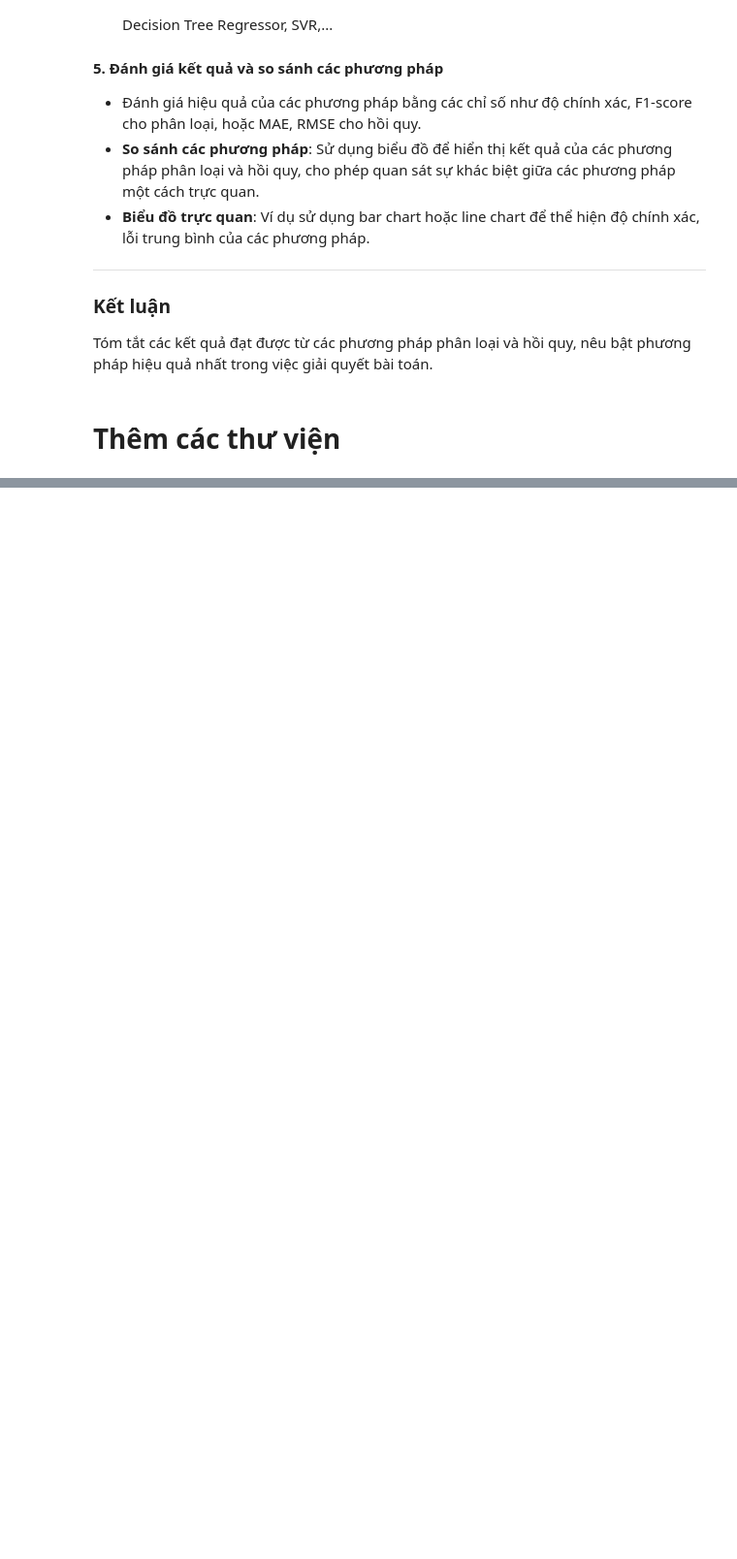
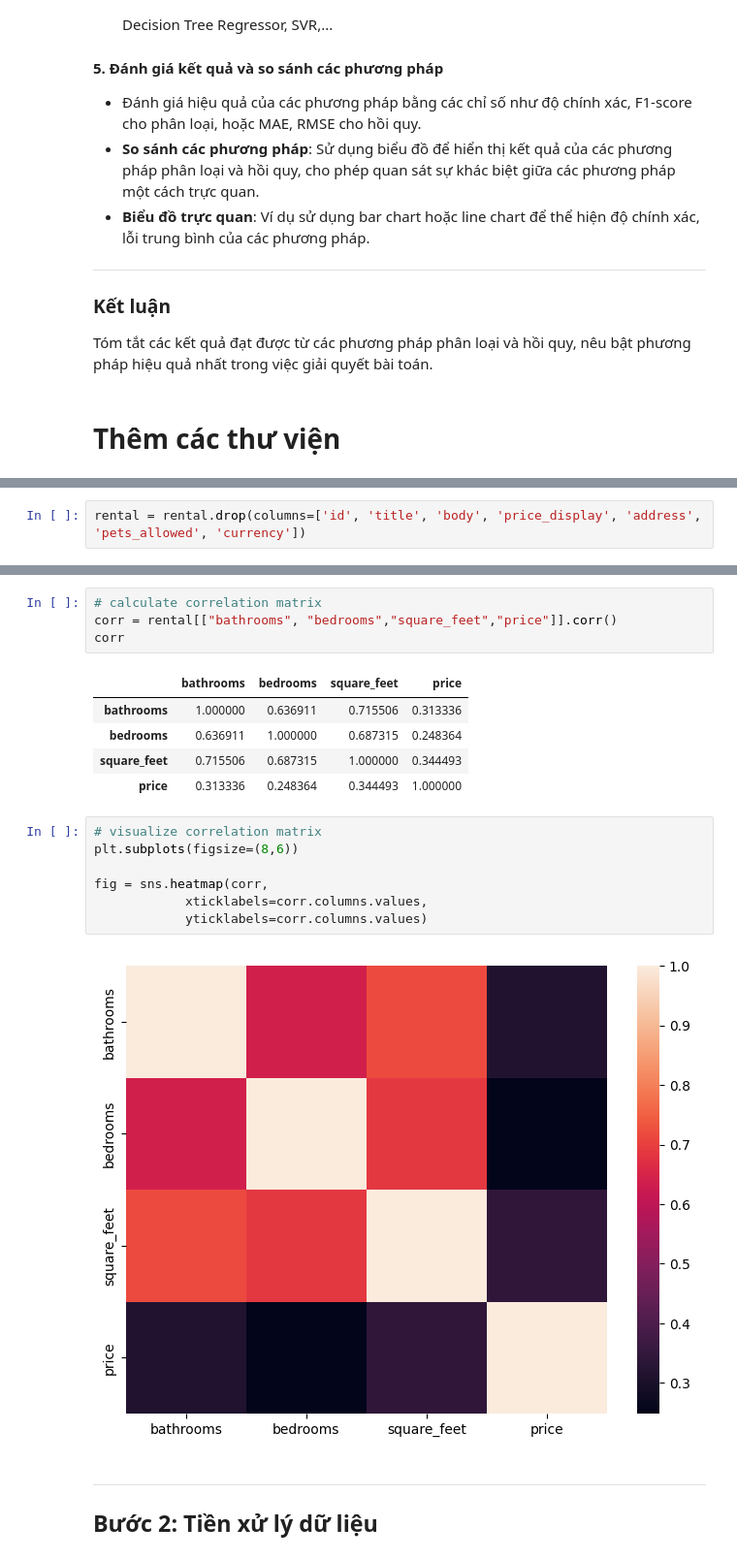
Before and after one commit to Chungg25/-Apartment-for-Rent-Classified, a Jupyter notebook: Apartment_for_Rent_Classified.ipynb, the cells around one changed output, grey strips where cells are left out. Shown at 97% size. Saved outputs shown, nothing was run; the diff lists cells and outputs as text; blank space fills up the shorter version.

```diff
--- a/Apartment_for_Rent_Classified.ipynb
+++ b/Apartment_for_Rent_Classified.ipynb
@@ -188,0 +93,2 @@ Name: amenities, Length: 9791, dtype: int64
+# %%
+rental = rental.drop(columns=['id', 'title', 'body', 'price_display', 'address', 'pets_allowed', 'currency'])
@@ -188,0 +366,23 @@ Name: amenities, Length: 9791, dtype: int64
+# %%
+# calculate correlation matrix
+corr = rental[["bathrooms", "bedrooms","square_feet","price"]].corr()
+corr
+# %% [output]
+|  | bathrooms | bedrooms | square_feet | price |
+| bathrooms | 1.000000 | 0.636911 | 0.715506 | 0.313336 |
+| bedrooms | 0.636911 | 1.000000 | 0.687315 | 0.248364 |
+| square_feet | 0.715506 | 0.687315 | 1.000000 | 0.344493 |
+| price | 0.313336 | 0.248364 | 0.344493 | 1.000000 |
+# %%
+# visualize correlation matrix
+plt.subplots(figsize=(8,6))
+
+fig = sns.heatmap(corr,
+            xticklabels=corr.columns.values,
+            yticklabels=corr.columns.values)
+# %% [output]
+[figure, added]
+# %% [markdown]
+
+-----
+## Bước 2: Tiền xử lý dữ liệu
```
Also changed, not shown: parts of 68 cells of this notebook, 1 other file.
